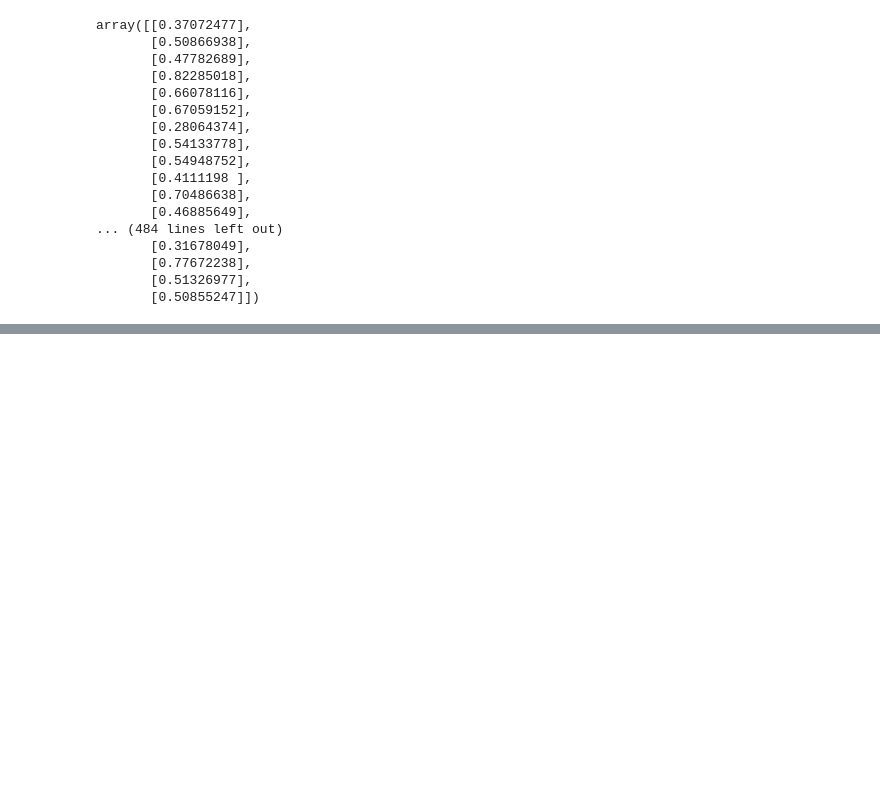
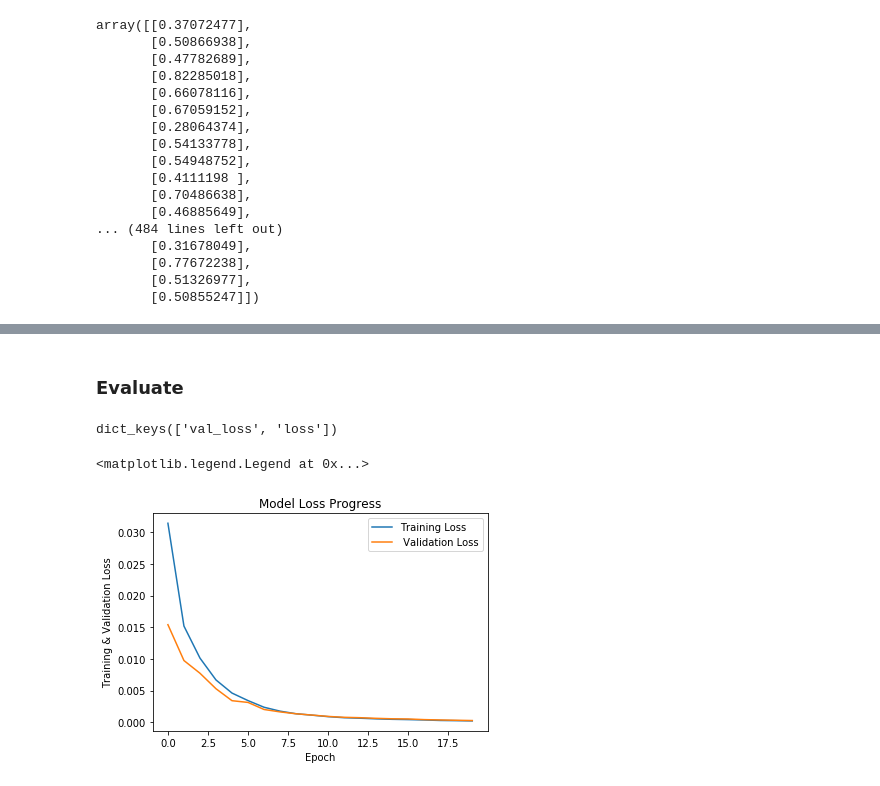
Before and after one commit to sagecodes/car-sales-prediction-ANN, a Jupyter notebook: car_sales.ipynb, the cells around one changed output, grey strips where cells are left out. Saved outputs shown, nothing was run; the diff lists cells and outputs as text; code cells hidden in the pictures; blank space fills up the shorter version.

Commit message:
train $ Evaluate initial model

```diff
--- a/car_sales.ipynb
+++ b/car_sales.ipynb
@@ -146,3 +146,7 @@ array([[0.37072477],
        [0.77672238],
        [0.51326977],
        [0.50855247]])
+# %%
+# Create train Test Split
+from sklearn.model_selection import train_test_split
+X_train, X_test, y_train, y_test = train_test_split(X_scaled,y_scaled,test_size=0.20, random_state = 5)
@@ -148,0 +173,11 @@ array([[0.37072477],
+# %%
+model = Sequential()
+
+# num neurons, input_dim number of features
+model.add(Dense(40, input_dim = 5, activation='relu'))
+# num neurons connected to 5 input
+model.add(Dense(40, activation='relu'))
+# # 100 Neurons
+# model.add(Dense(100, activation='relu'))
+# output layer 1 and linear regrssion
+model.add(Dense(1, activation='linear'))
@@ -148,0 +204,5 @@ array([[0.37072477],
+# %%
+# Set optimizer
+model.compile(optimizer='Adam', loss = 'mean_squared_error')
+# %%
+epoch_hist = model.fit(X_train, y_train, epochs = 20, batch_size=25, verbose =1, validation_split=0.2)
@@ -148,0 +227,16 @@ array([[0.37072477],
+# %% [markdown]
+### Evaluate
+# %%
+epoch_hist.history.keys()
+# %% [output]
+dict_keys(['val_loss', 'loss'])
+# %%
+plt.plot(epoch_hist.history['loss'])
+plt.plot(epoch_hist.history['val_loss'])
+plt.xlabel('Epoch')
+plt.ylabel('Training & Validation Loss')
+plt.title('Model Loss Progress')
+plt.legend(['Training Loss', ' Validation Loss'])
+# %% [output]
+<matplotlib.legend.Legend at 0x...>
+[figure, added]
```
Also changed, not shown: parts of 12 cells of this notebook.
